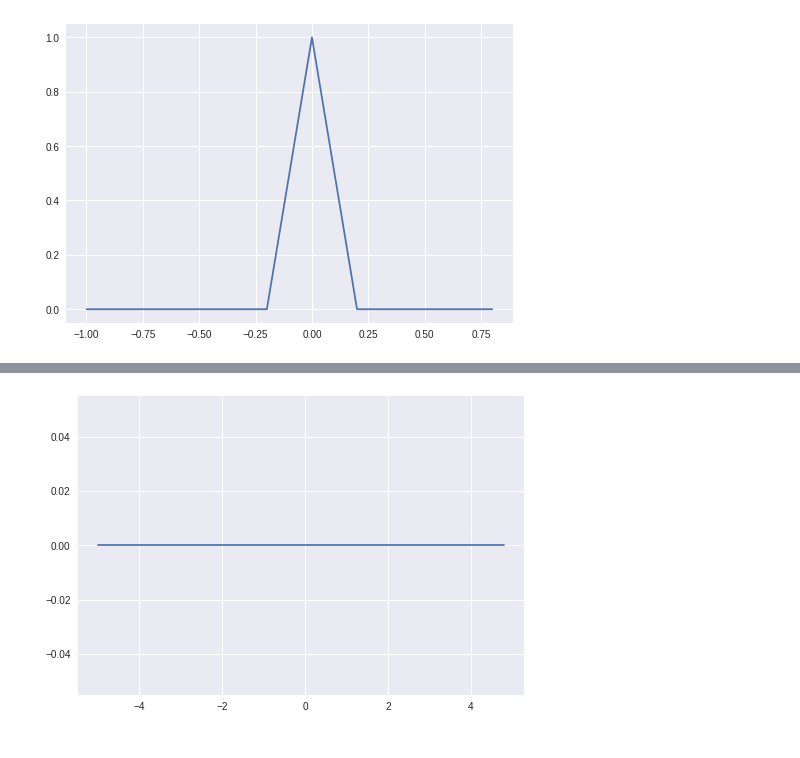
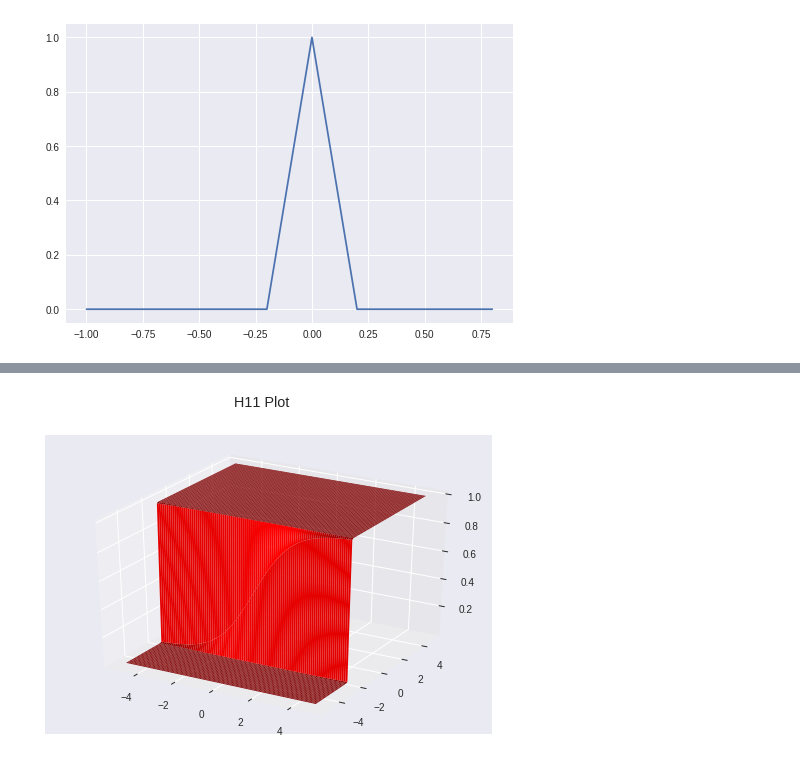
Before and after one commit to sanattaori/Gradient-descent, a Jupyter notebook: dl_assignment2.ipynb, the cells around one changed output, grey strips where cells are left out. Saved outputs shown, nothing was run; the diff lists cells and outputs as text; code cells hidden in the pictures.

```diff
--- a/dl_assignment2.ipynb
+++ b/dl_assignment2.ipynb
@@ -98,6 +88,14 @@ plt.show()
-# %%
-# x1 x2 values may be different
-plt.plot(x,h31(x,x))
-plt.show()
-# %% [output]
-[figure, removed]
+# %%
+X1 = np.arange(-5.0, 5.0, 0.1)
+X2 = np.arange(-5.0, 5.0, 0.1)
+
+X,Y = np.meshgrid(X1,X2)
+
+fig = plt.figure()
+plt.suptitle('H11 Plot')
+
+ax = fig.add_subplot(1,1,1, projection = '3d')
+ax.plot_surface(X,Y,h11(X,Y),rstride = 1, cstride = 1, color = 'r')
+plt.show()
+# %% [output]
+[figure, added]
```
Also changed, not shown: parts of 8 cells of this notebook.
